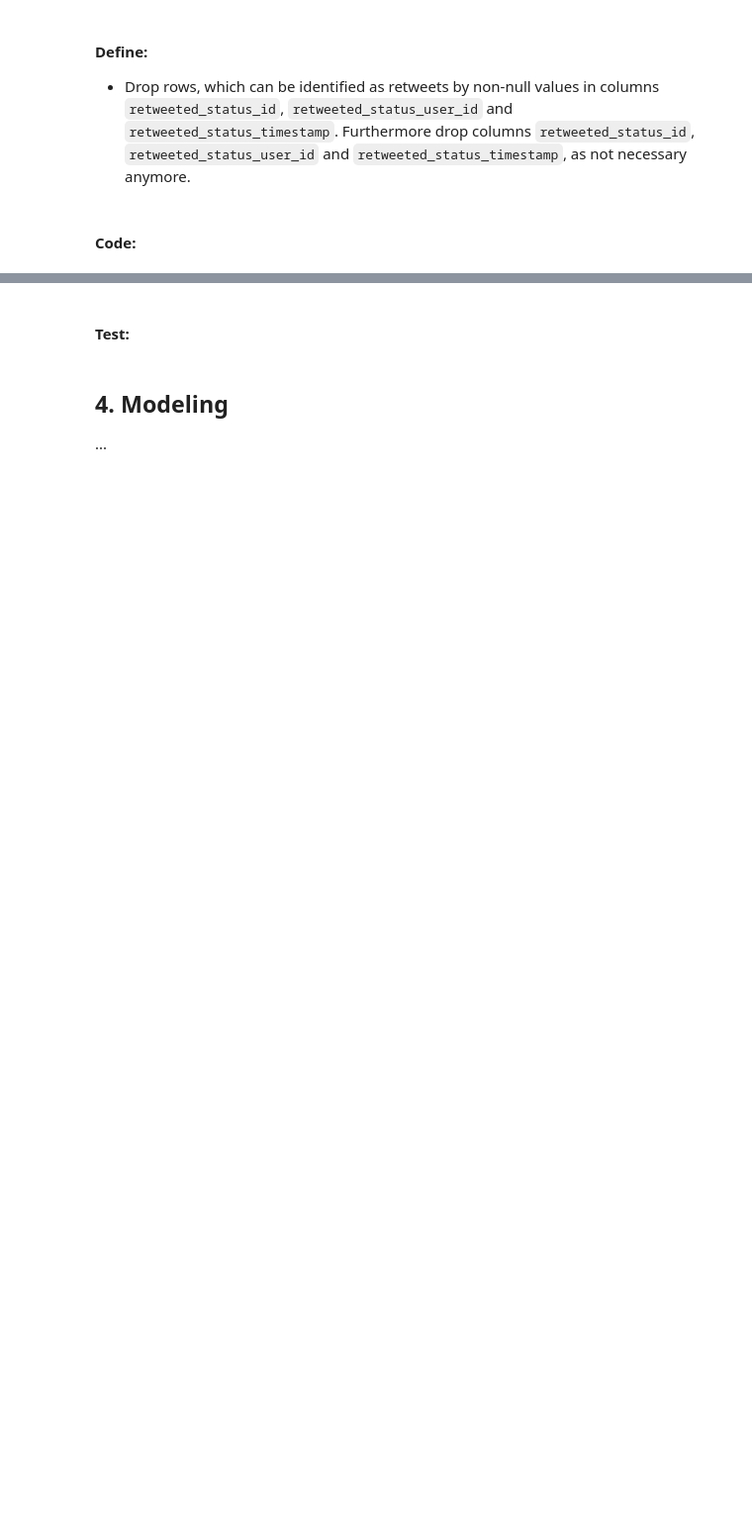
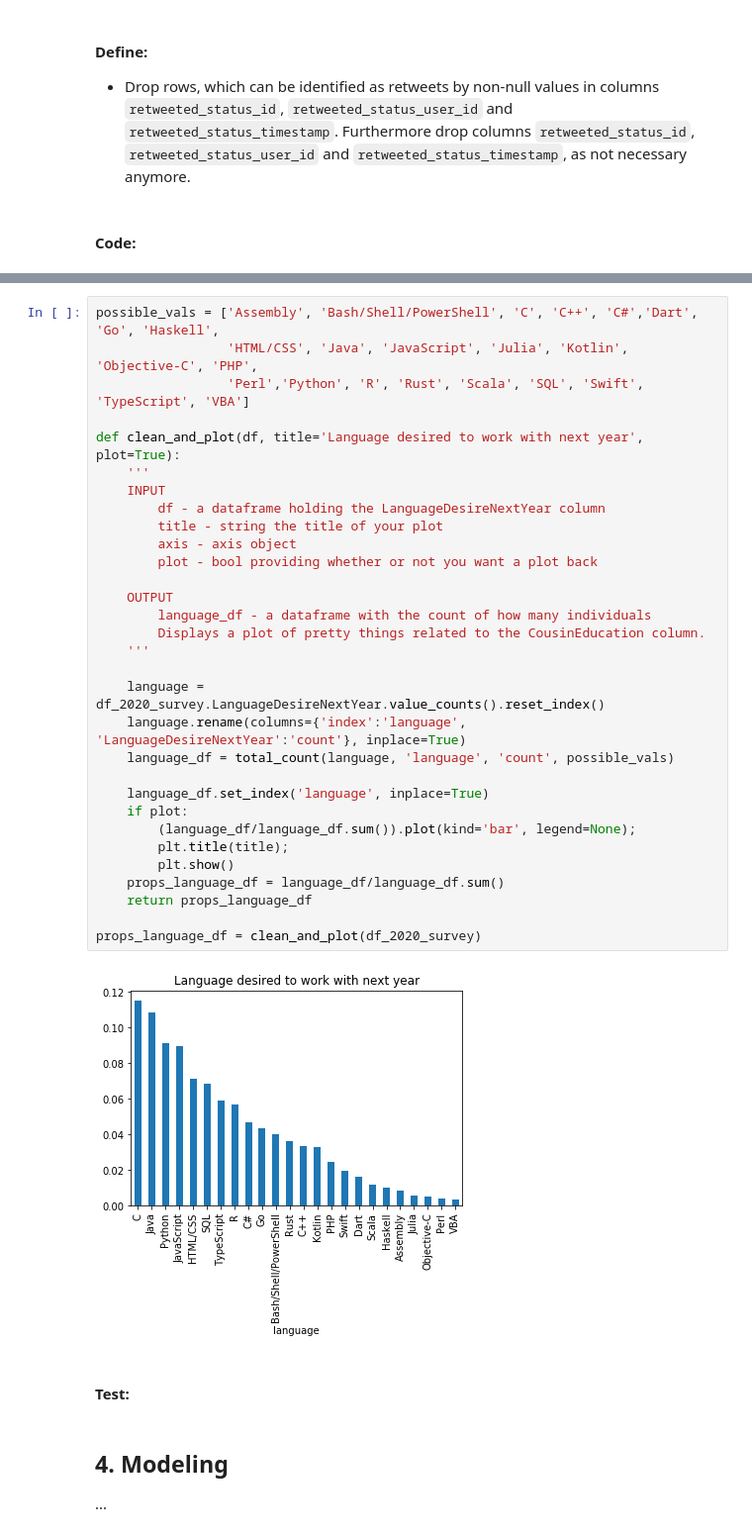
Before and after one commit to LeopoldWalther/StackOverflow_Survey, a Jupyter notebook: Survey_Analysis.ipynb, the cells around one changed output, grey strips where cells are left out. Shown at 99% size. Drawn from its saved outputs; the diff is of its cells as text; blank space fills up the shorter version.

Commit message:
feat: Clean and plot language column 2020 survey

```diff
--- a/Survey_Analysis.ipynb
+++ b/Survey_Analysis.ipynb
@@ -374,3 +383,36 @@ df_2018_survey.JobSatisfaction.isnull().mean()
+# %%
+possible_vals = ['Assembly', 'Bash/Shell/PowerShell', 'C', 'C++', 'C#','Dart', 'Go', 'Haskell',
+                 'HTML/CSS', 'Java', 'JavaScript', 'Julia', 'Kotlin', 'Objective-C', 'PHP',
+                 'Perl','Python', 'R', 'Rust', 'Scala', 'SQL', 'Swift', 'TypeScript', 'VBA']
+
+def clean_and_plot(df, title='Language desired to work with next year', plot=True):
+    '''
+    INPUT
+        df - a dataframe holding the LanguageDesireNextYear column
+        title - string the title of your plot
+        axis - axis object
+        plot - bool providing whether or not you want a plot back
+
+    OUTPUT
+        language_df - a dataframe with the count of how many individuals
+        Displays a plot of pretty things related to the CousinEducation column.
+    '''
+
+    language = df_2020_survey.LanguageDesireNextYear.value_counts().reset_index()
+    language.rename(columns={'index':'language', 'LanguageDesireNextYear':'count'}, inplace=True)
+    language_df = total_count(language, 'language', 'count', possible_vals)
+
+    language_df.set_index('language', inplace=True)
+    if plot:
+        (language_df/language_df.sum()).plot(kind='bar', legend=None);
+        plt.title(title);
+        plt.show()
+    props_language_df = language_df/language_df.sum()
+    return props_language_df
+
+props_language_df = clean_and_plot(df_2020_survey)
+# %% [output]
+[figure, added]
 # %% [markdown]
 #### Test:
 # %% [markdown]
```
Also changed, not shown: parts of 10 cells of this notebook.
